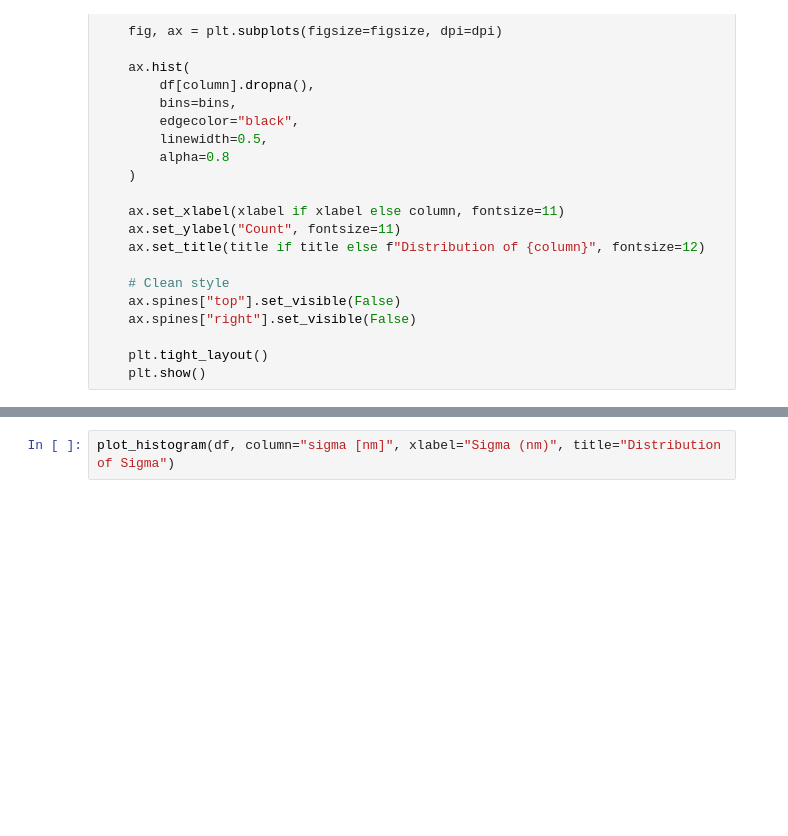
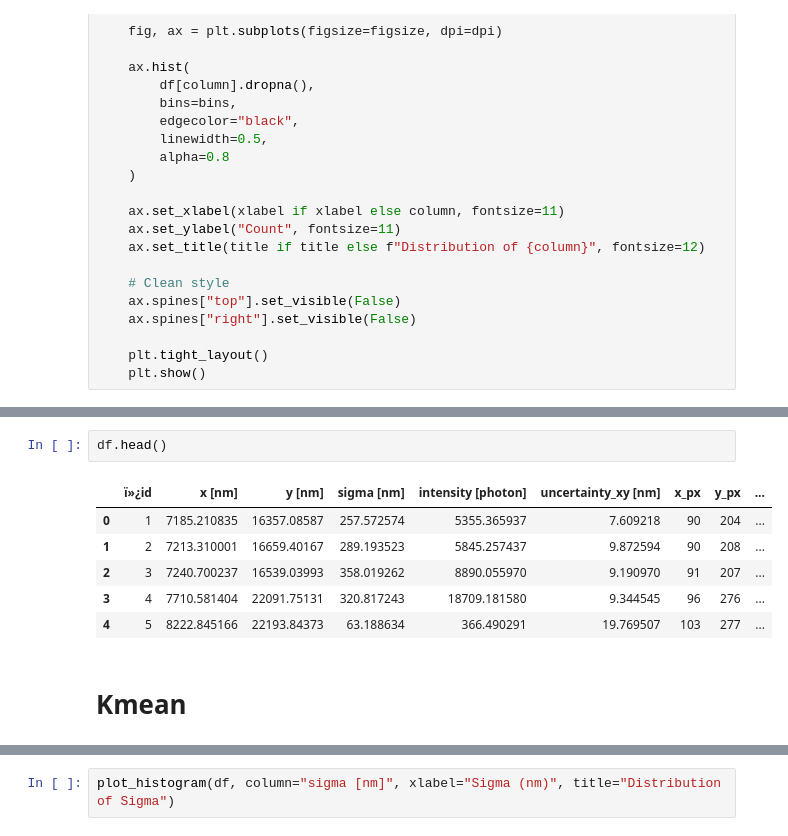
Before and after one commit to Lopatushka/LLPS, a Jupyter notebook: Kmean.ipynb, the cells around one changed output, grey strips where cells are left out. Saved outputs shown, nothing was run; the diff lists cells and outputs as text; blank space fills up the shorter version.

```diff
--- a/Kmean.ipynb
+++ b/Kmean.ipynb
@@ -222,0 +171,11 @@ plt.show()
+# %%
+df.head()
+# %% [output]
+|  | ï»¿id | x [nm] | y [nm] | sigma [nm] | intensity [photon] | uncertainty_xy [nm] | x_px | y_px | ... |
+| 0 | 1 | 7185.210835 | 16357.08587 | 257.572574 | 5355.365937 | 7.609218 | 90 | 204 | ... |
+| 1 | 2 | 7213.310001 | 16659.40167 | 289.193523 | 5845.257437 | 9.872594 | 90 | 208 | ... |
+| 2 | 3 | 7240.700237 | 16539.03993 | 358.019262 | 8890.055970 | 9.190970 | 91 | 207 | ... |
+| 3 | 4 | 7710.581404 | 22091.75131 | 320.817243 | 18709.181580 | 9.344545 | 96 | 276 | ... |
+| 4 | 5 | 8222.845166 | 22193.84373 | 63.188634 | 366.490291 | 19.769507 | 103 | 277 | ... |
+# %% [markdown]
+# Kmean
```
Also changed, not shown: parts of 14 cells of this notebook.
